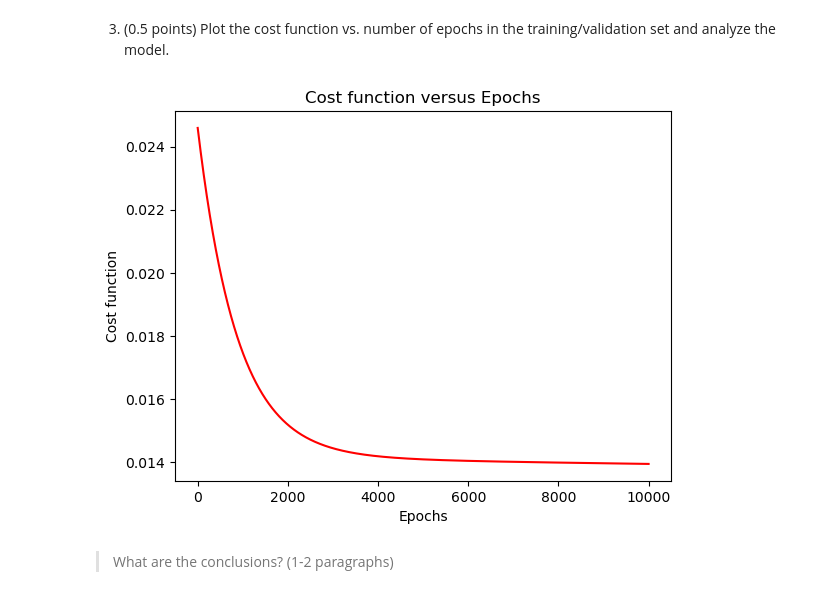
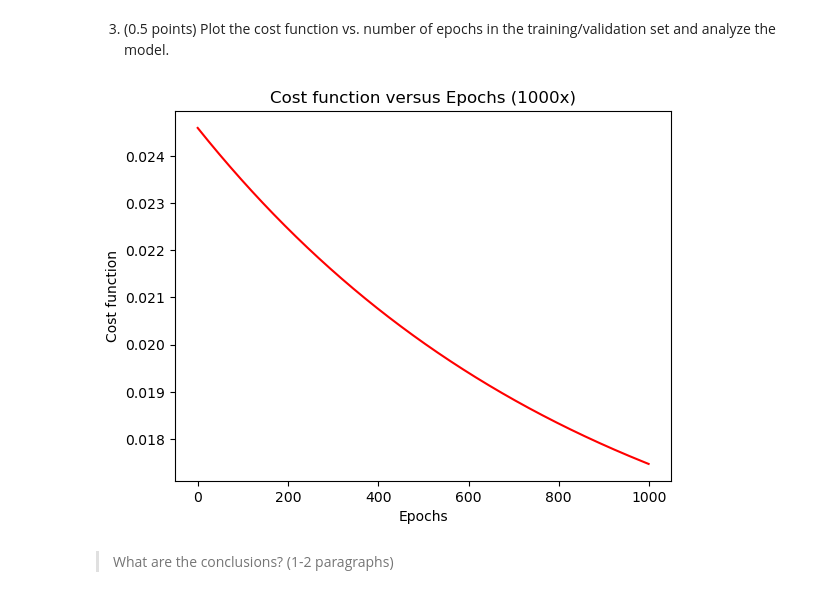
Before and after one commit to rubenscp/MO444-MC886-Tarefas, a Jupyter notebook: Tarefa 02/T2_Classical_Techniques by Rubens.ipynb, the cells around one changed output. Drawn from its saved outputs; the diff is of its cells as text; code cells hidden in the pictures.

```diff
--- a/Tarefa 02/T2_Classical_Techniques by Rubens.ipynb
+++ b/Tarefa 02/T2_Classical_Techniques by Rubens.ipynb
@@ -447,7 +449,7 @@ MSE of analytical LR: 0.0758881938380551
 #   https://towardsdatascience.com/linear-regression-using-gradient-descent-97a6c8700931
 #   https://stats.stackexchange.com/questions/432683/how-to-plot-cost-function-against-iterations
 
-class LinearRegression():
+class GradientDescentLinearRegression():
 
   def __init__(self, learning_rate=-1, max_iter=-1):
     self.max_iter         = max_iter
@@ -494,13 +496,13 @@ class LinearRegression():
         self.bias = self.bias - self.learning_rate * delta_bias
 
 # creating Linear Regression instance
-LRGD_model = LinearRegression()
+GDLR_model = GradientDescentLinearRegression()
 
 # fitting model with training data
-LRGD_model.fit(scaled_X_train, scaled_y_train, 0.0001, 1000)
+GDLR_model.fit(scaled_X_train, scaled_y_train, 0.0001, 1000)
 
 # predicting model with test data
-y_predict = LRGD_model.predict(scaled_X_test)
+y_predict = GDLR_model.predict(scaled_X_test)
 
 # calculating MSE of model
 mse_gradient_descent_linear_regression_test = MSE(scaled_y_test, y_predict)
@@ -574,23 +577,24 @@ Difference Sklearn and Analytical: 0.004795197776706658
 # %%
 # TODO: Plot the cost function vs. number of iterations in the training set.
 
 # creating Linear Regression instance
-LRGD_model = LinearRegression()
+GDLR_model = GradientDescentLinearRegression()
 
 # setting epochs number
-epochs = 10000
+epochs = 1000
 
 # fitting model with training data
-LRGD_model.fit(scaled_X_train, scaled_y_train, 0.0001, epochs)
+GDLR_model.fit(scaled_X_train, scaled_y_train, 0.0001, epochs)
 
 # plotting cost function versus epochs
-plt.plot(list(range(epochs)), LRGD_model.costs, '-r')
-plt.title('Cost function versus Epochs')
+plt.plot(list(range(epochs)), GDLR_model.costs, '-r')
+title = 'Cost function versus Epochs (' + str(epochs) + 'x)'
+plt.title(title)
 plt.xlabel('Epochs')
 plt.ylabel('Cost function')
 plt.show()
 # %% [output]
-[figure, old version]
+[figure, new version]
 # %% [markdown]
 > What are the conclusions? (1-2 paragraphs)
 # %% [markdown]
```
Also changed, not shown: parts of 5 cells of this notebook.
